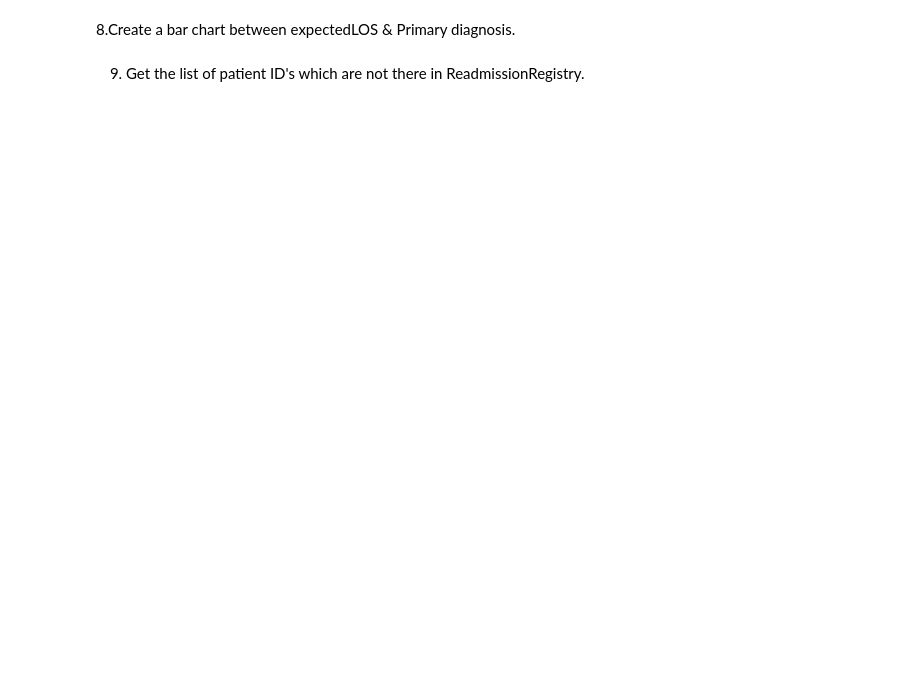
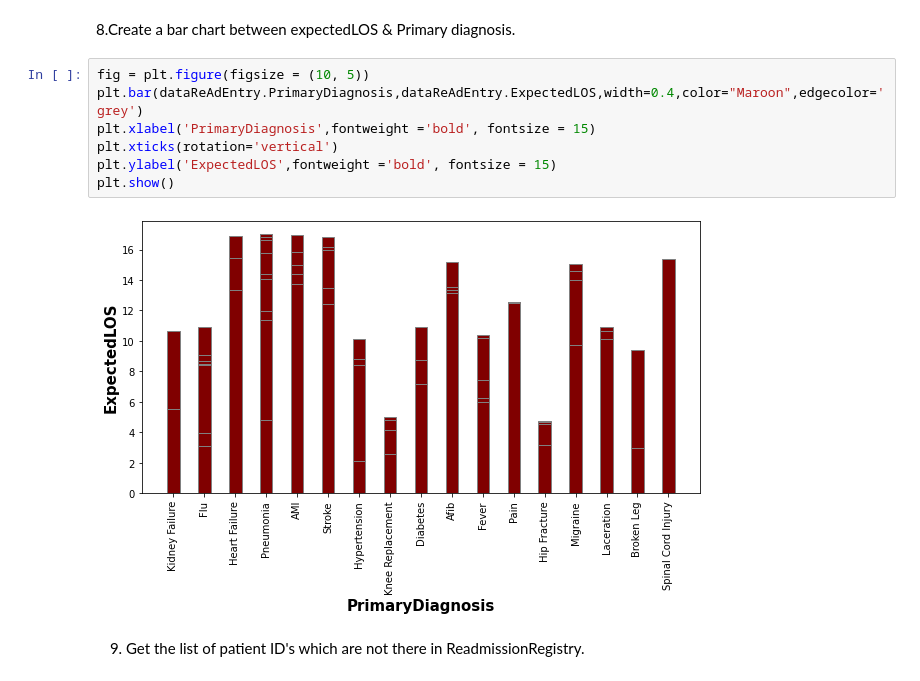
Before and after one commit to PoovithaJayaprakash/Mighty-Pythons, a Jupyter notebook: Mighty-Pythons.ipynb, the cells around one changed output. Drawn from its saved outputs; the diff is of its cells as text; blank space fills up the shorter version.

```diff
--- a/Mighty-Pythons.ipynb
+++ b/Mighty-Pythons.ipynb
@@ -19,4 +42,13 @@ To enable screen reader support, press Ctrl+Alt+Z To learn about keyboard shortc
 # %% [markdown]
 8.Create a bar chart between expectedLOS & Primary diagnosis.
+# %%
+fig = plt.figure(figsize = (10, 5))
+plt.bar(dataReAdEntry.PrimaryDiagnosis,dataReAdEntry.ExpectedLOS,width=0.4,color="Maroon",edgecolor='grey')
+plt.xlabel('PrimaryDiagnosis',fontweight ='bold', fontsize = 15)
+plt.xticks(rotation='vertical')
+plt.ylabel('ExpectedLOS',fontweight ='bold', fontsize = 15)
+plt.show()
+# %% [output]
+[figure, added]
 # %% [markdown]
 9. Get the list of patient ID's which are not there in ReadmissionRegistry.
```
Also changed, not shown: parts of 5 cells of this notebook.
